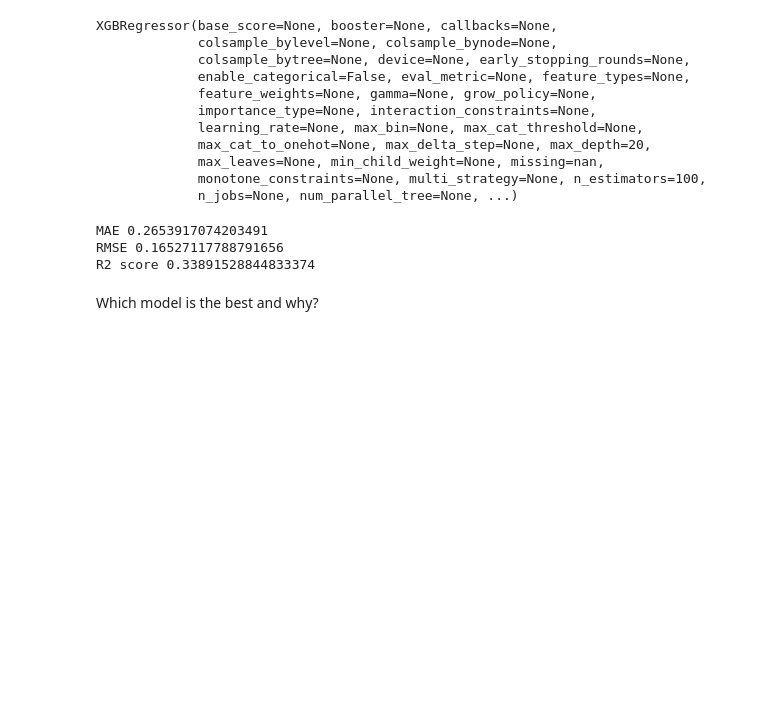
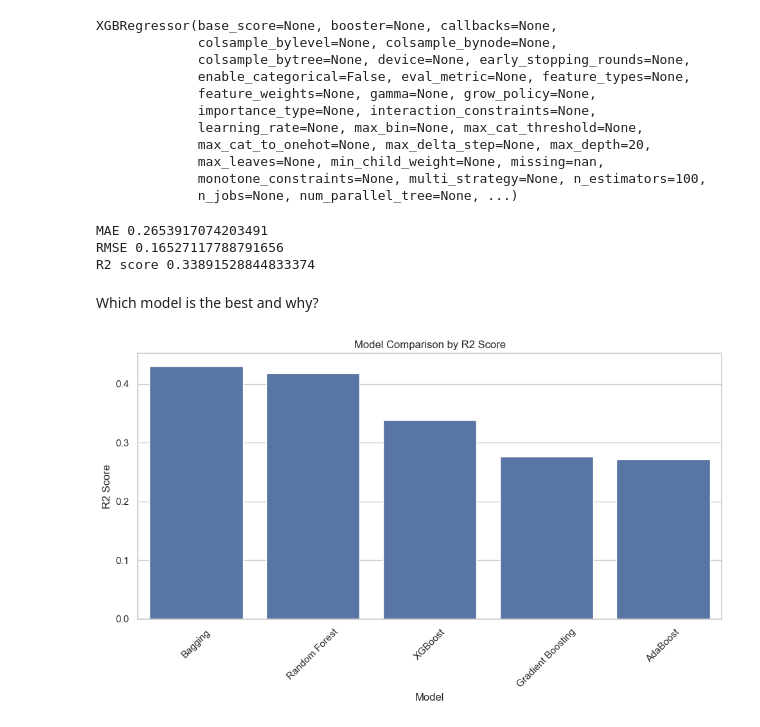
Before and after one commit to FranBretones/lab-ensemble, a Jupyter notebook: lab-ensemble.ipynb, the cells around one changed output. Saved outputs shown, nothing was run; the diff lists cells and outputs as text; code cells hidden in the pictures; blank space fills up the shorter version.

```diff
--- a/lab-ensemble.ipynb
+++ b/lab-ensemble.ipynb
@@ -296,0 +294,31 @@ Which model is the best and why?
+# %%
+#which model is the best?
+models = {
+    "Bagging": bagging_spaceship,
+    "Random Forest": forest_spaceship,
+    "Gradient Boosting": gb_spaceship,
+    "AdaBoost": ada_spaceship,
+    "XGBoost": xgb
+}
+import matplotlib.pyplot as plt
+import seaborn as sns
+sns.set(style="whitegrid")
+results = {}
+for name, model in models.items():
+    pred = model.predict(X_test_scaled)
+    mae = mean_absolute_error(pred, y_test)
+    rmse = mean_squared_error(pred, y_test)
+    r2 = model.score(X_test_scaled, y_test)
+    results[name] = {"MAE": mae, "RMSE": rmse, "R2": r2}
+results_df = pd.DataFrame(results).T
+results_df = results_df.sort_values(by="R2", ascending=False)
+plt.figure(figsize=(10, 6))
+sns.barplot(x=results_df.index, y="R2", data=results_df)
+plt.title("Model Comparison by R2 Score")
+plt.xlabel("Model")
+plt.ylabel("R2 Score")
+plt.xticks(rotation=45)
+plt.tight_layout()
+plt.show()
+# %% [output]
+[figure, added]
```
Also changed, not shown: parts of 5 cells of this notebook.
